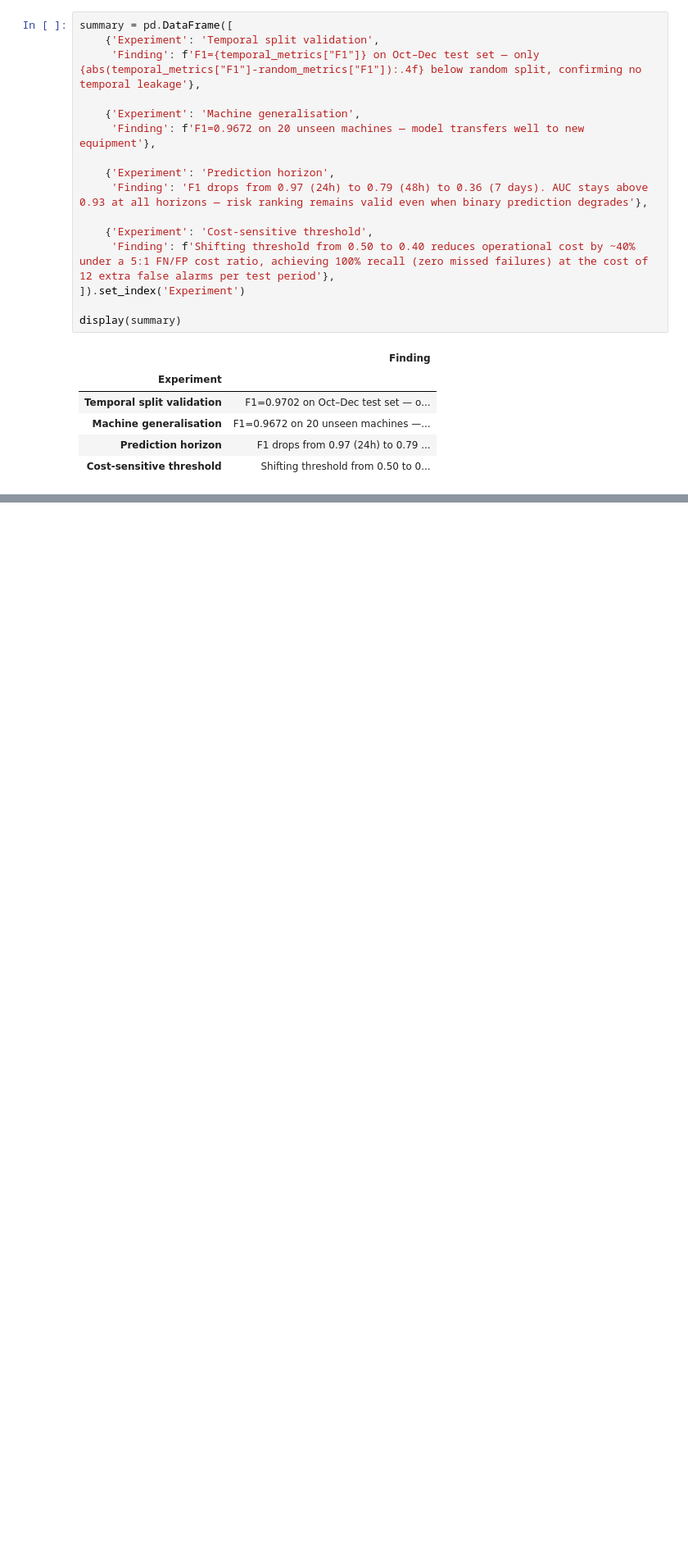
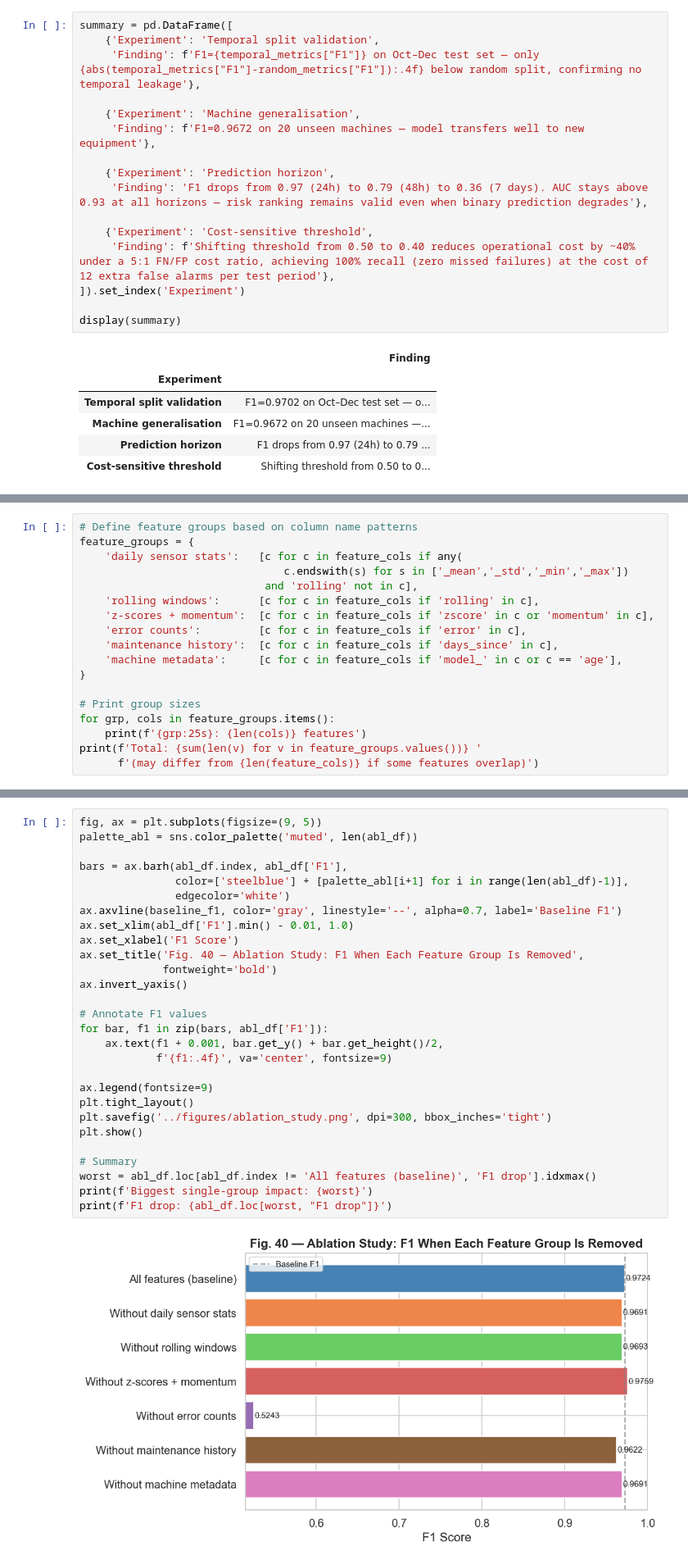
Before and after one commit to aylinbrtc/predictive-maintenance, a Jupyter notebook: notebooks/05_advanced_analysis.ipynb, the cells around one changed output, grey strips where cells are left out. Shown at 82% size. Cells and saved outputs as stored; diff of their text form; blank space fills up the shorter version.

```diff
--- a/notebooks/05_advanced_analysis.ipynb
+++ b/notebooks/05_advanced_analysis.ipynb
@@ -510,0 +772,18 @@ display(summary)
+# %%
+# Define feature groups based on column name patterns
+feature_groups = {
+    'daily sensor stats':   [c for c in feature_cols if any(
+                                c.endswith(s) for s in ['_mean','_std','_min','_max'])
+                             and 'rolling' not in c],
+    'rolling windows':      [c for c in feature_cols if 'rolling' in c],
+    'z-scores + momentum':  [c for c in feature_cols if 'zscore' in c or 'momentum' in c],
+    'error counts':         [c for c in feature_cols if 'error' in c],
+    'maintenance history':  [c for c in feature_cols if 'days_since' in c],
+    'machine metadata':     [c for c in feature_cols if 'model_' in c or c == 'age'],
+}
+
+# Print group sizes
+for grp, cols in feature_groups.items():
+    print(f'{grp:25s}: {len(cols)} features')
+print(f'Total: {sum(len(v) for v in feature_groups.values())} '
+      f'(may differ from {len(feature_cols)} if some features overlap)')
@@ -510,0 +851,30 @@ display(summary)
+# %%
+fig, ax = plt.subplots(figsize=(9, 5))
+palette_abl = sns.color_palette('muted', len(abl_df))
+
+bars = ax.barh(abl_df.index, abl_df['F1'],
+               color=['steelblue'] + [palette_abl[i+1] for i in range(len(abl_df)-1)],
+               edgecolor='white')
+ax.axvline(baseline_f1, color='gray', linestyle='--', alpha=0.7, label='Baseline F1')
+ax.set_xlim(abl_df['F1'].min() - 0.01, 1.0)
+ax.set_xlabel('F1 Score')
+ax.set_title('Fig. 40 — Ablation Study: F1 When Each Feature Group Is Removed',
+             fontweight='bold')
+ax.invert_yaxis()
+
+# Annotate F1 values
+for bar, f1 in zip(bars, abl_df['F1']):
+    ax.text(f1 + 0.001, bar.get_y() + bar.get_height()/2,
+            f'{f1:.4f}', va='center', fontsize=9)
+
+ax.legend(fontsize=9)
+plt.tight_layout()
+plt.savefig('../figures/ablation_study.png', dpi=300, bbox_inches='tight')
+plt.show()
+
+# Summary
+worst = abl_df.loc[abl_df.index != 'All features (baseline)', 'F1 drop'].idxmax()
+print(f'Biggest single-group impact: {worst}')
+print(f'F1 drop: {abl_df.loc[worst, "F1 drop"]}')
+# %% [output]
+[figure, added]
```
Also changed, not shown: parts of 15 cells of this notebook, 5 other files.
